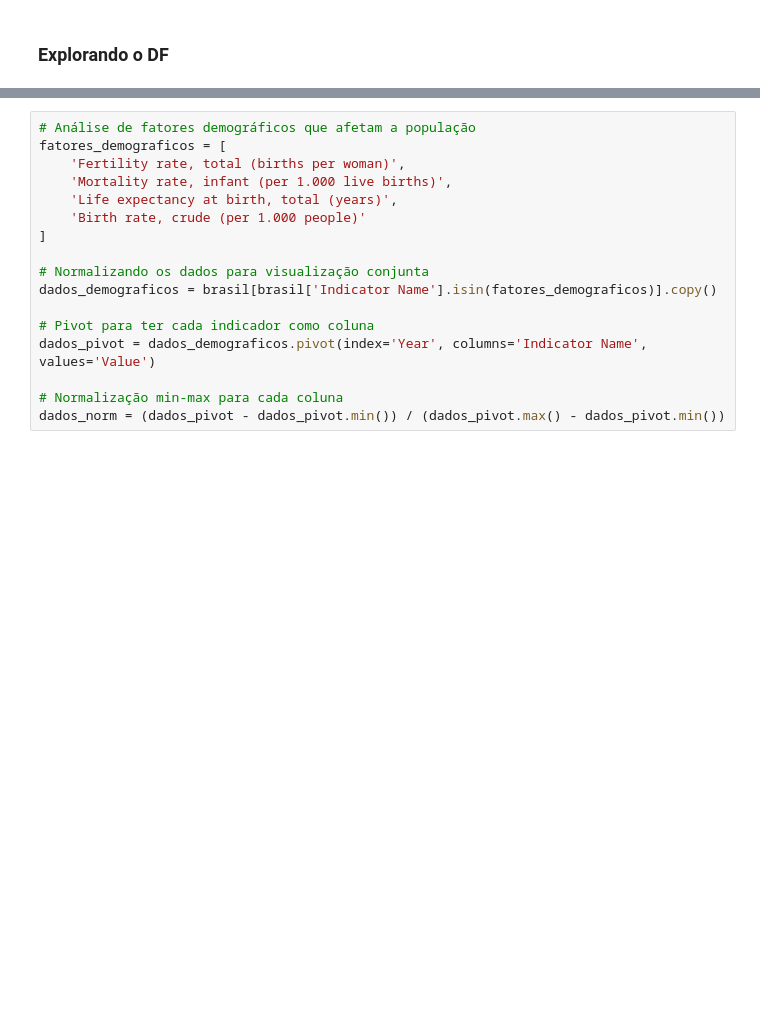
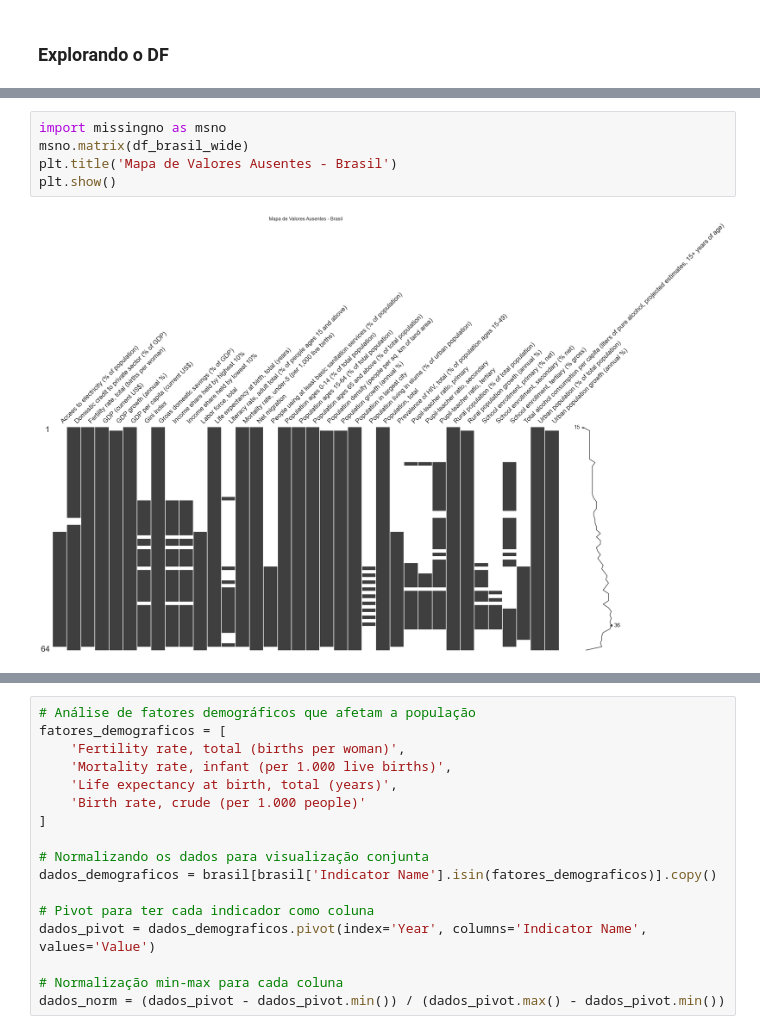
Before and after one commit to PrimeRibs2501/SME0852-SME0829, a Jupyter notebook: trab3.ipynb, the cells around one changed output, grey strips where cells are left out. Cells and saved outputs as stored; diff of their text form; blank space fills up the shorter version.

```diff
--- a/trab3.ipynb
+++ b/trab3.ipynb
@@ -350,0 +250,7 @@ plt.show()
+# %%
+import missingno as msno
+msno.matrix(df_brasil_wide)
+plt.title('Mapa de Valores Ausentes - Brasil')
+plt.show()
+# %% [output]
+[figure, added]
```
Also changed, not shown: parts of 45 cells of this notebook.
